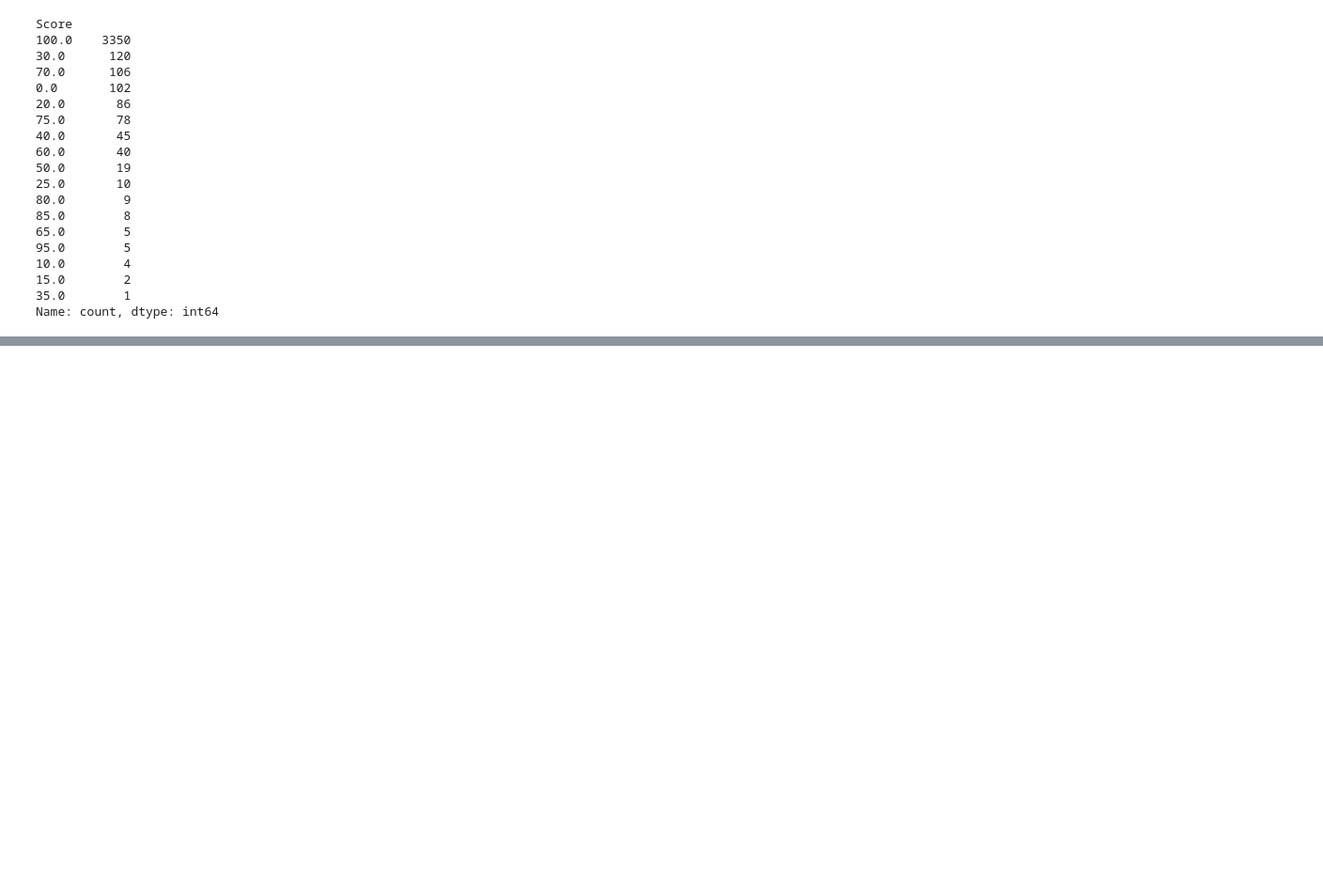
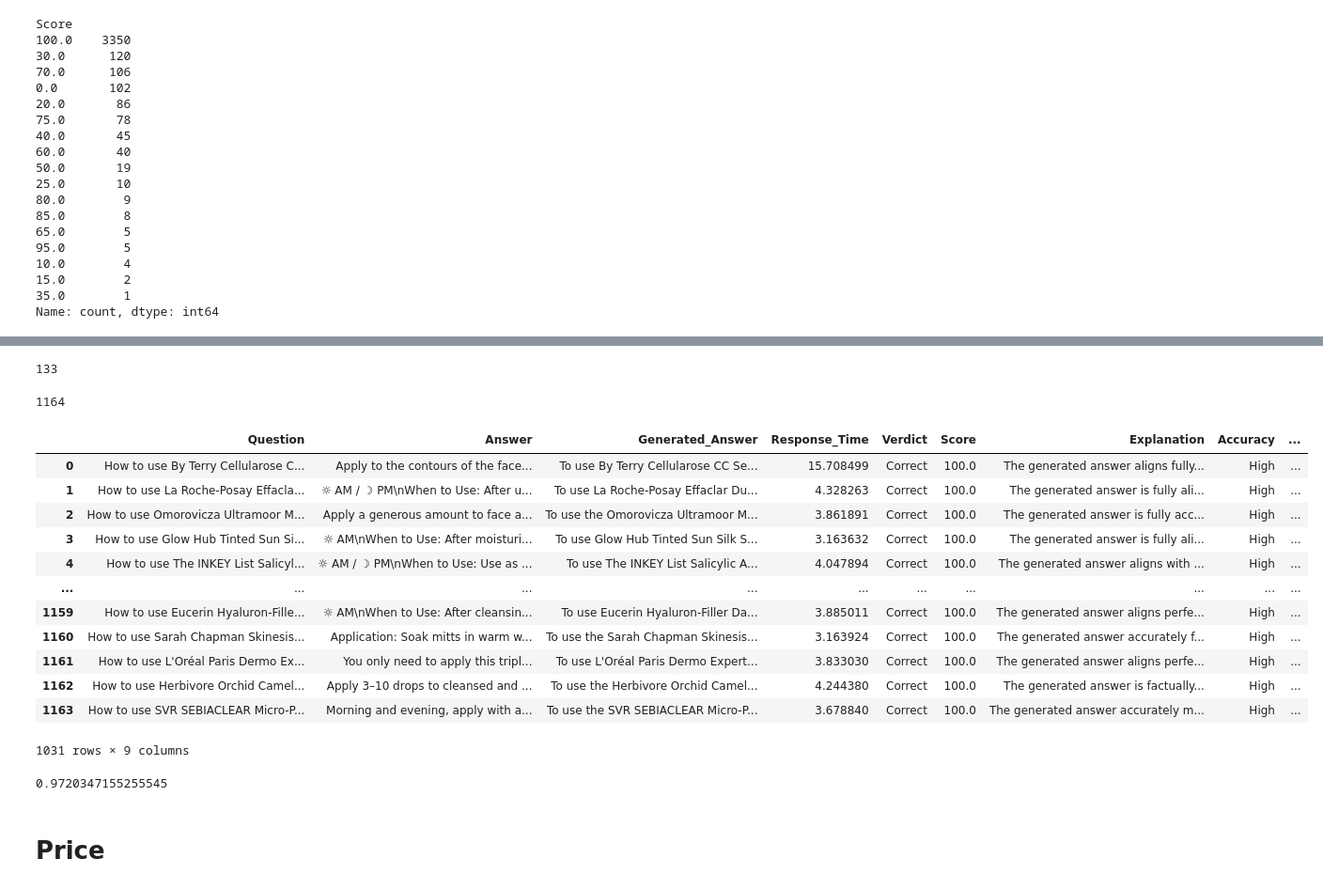
Before and after one commit to Dermalogical-AI-Assistant/qa-cosmetics-model, a Jupyter notebook: evaluate/monitor_result.ipynb, the cells around one changed output, grey strips where cells are left out. Shown: that part at 94% size. Drawn from its saved outputs; the diff is of its cells as text; code cells hidden in the pictures; blank space fills up the shorter version.

```diff
--- a/evaluate/monitor_result.ipynb
+++ b/evaluate/monitor_result.ipynb
@@ -68,0 +234,40 @@ df[df['Question'] == 'How to use FOREO UFO 3 Device - Arctic Blue?']
+# %%
+len(df[df['Score'] < 70])
+# %% [output]
+133
+# %%
+df_backup = pd.read_csv('result/tdcosmetics/neo4j/products/neo4j_products_how_to_use.csv')
+len(df_backup)
+# %% [output]
+1164
+# %%
+df = pd.read_csv('result/tdcosmetics/neo4j/products/neo4j_products_how_to_use.csv')
+df_errors = pd.read_csv('result/tdcosmetics/neo4j/products/neo4j_products_how_to_use_errors.csv')
+# %%
+indexes_error = df_errors['Unnamed: 0']
+df_update = df_errors.drop(columns=['Unnamed: 0'])
+
+df_update = df_update[df.columns]
+df.loc[indexes_error] = df_update
+df = df[df['Score'].notna()]
+df.loc[~df.index.isin(indexes_error)]
+# %% [output]
+|  | Question | Answer | Generated_Answer | Response_Time | Verdict | Score | Explanation | Accuracy | ... |
+| 0 | How to use By Terry Cellularose C... | Apply to the contours of the face... | To use By Terry Cellularose CC Se... | 15.708499 | Correct | 100.0 | The generated answer aligns fully... | High | ... |
+| 1 | How to use La Roche-Posay Effacla... | ☼ AM / ☽ PM\nWhen to Use: After u... | To use La Roche-Posay Effaclar Du... | 4.328263 | Correct | 100.0 | The generated answer is fully ali... | High | ... |
+| 2 | How to use Omorovicza Ultramoor M... | Apply a generous amount to face a... | To use the Omorovicza Ultramoor M... | 3.861891 | Correct | 100.0 | The generated answer is fully acc... | High | ... |
+| 3 | How to use Glow Hub Tinted Sun Si... | ☼ AM\nWhen to Use: After moisturi... | To use Glow Hub Tinted Sun Silk S... | 3.163632 | Correct | 100.0 | The generated answer is fully ali... | High | ... |
+| 4 | How to use The INKEY List Salicyl... | ☼ AM / ☽ PM\nWhen to Use: Use as ... | To use The INKEY List Salicylic A... | 4.047894 | Correct | 100.0 | The generated answer aligns with ... | High | ... |
+| ... | ... | ... | ... | ... | ... | ... | ... | ... | ... |
+| 1159 | How to use Eucerin Hyaluron-Fille... | ☼ AM\nWhen to Use: After cleansin... | To use Eucerin Hyaluron-Filler Da... | 3.885011 | Correct | 100.0 | The generated answer aligns perfe... | High | ... |
+| 1160 | How to use Sarah Chapman Skinesis... | Application: Soak mitts in warm w... | To use the Sarah Chapman Skinesis... | 3.163924 | Correct | 100.0 | The generated answer accurately f... | High | ... |
+| 1161 | How to use L'Oréal Paris Dermo Ex... | You only need to apply this tripl... | To use L'Oréal Paris Dermo Expert... | 3.833030 | Correct | 100.0 | The generated answer aligns perfe... | High | ... |
+| 1162 | How to use Herbivore Orchid Camel... | Apply 3–10 drops to cleansed and ... | To use the Herbivore Orchid Camel... | 4.244380 | Correct | 100.0 | The generated answer is factually... | High | ... |
+| 1163 | How to use SVR SEBIACLEAR Micro-P... | Morning and evening, apply with a... | To use the SVR SEBIACLEAR Micro-P... | 3.678840 | Correct | 100.0 | The generated answer accurately m... | High | ... |
+1031 rows × 9 columns
+# %%
+len(df[df['Score'] > 70]) / len(df)
+# %% [output]
+0.9720347155255545
+# %% [markdown]
+# Price
```
Also changed, not shown: parts of 65 cells of this notebook, 2 other files.
